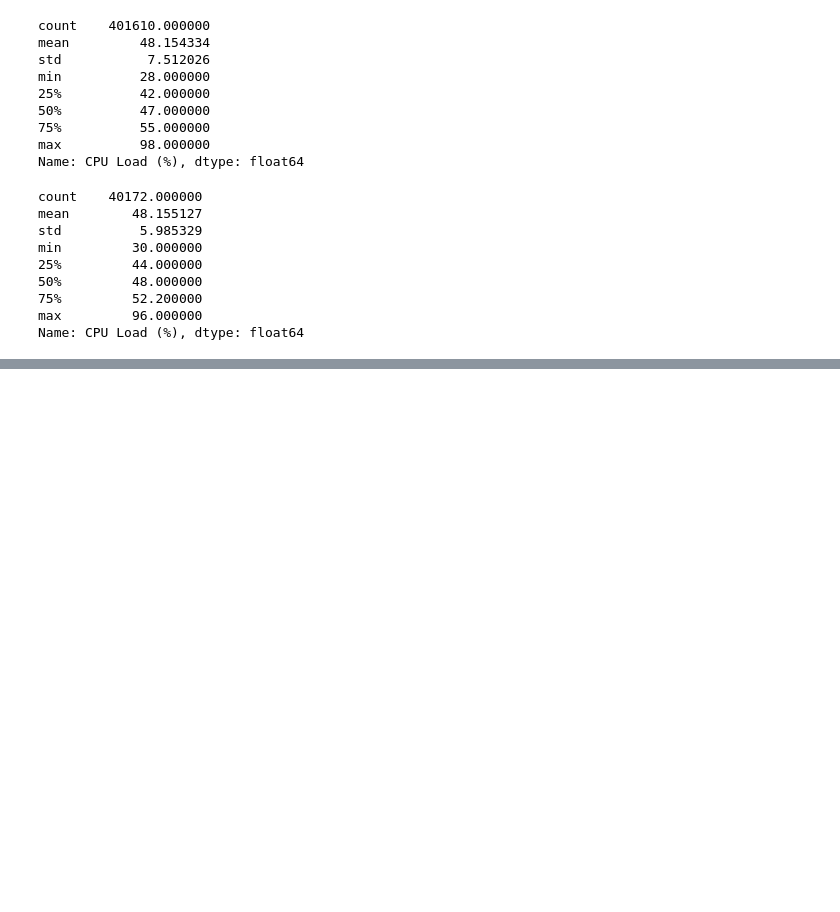
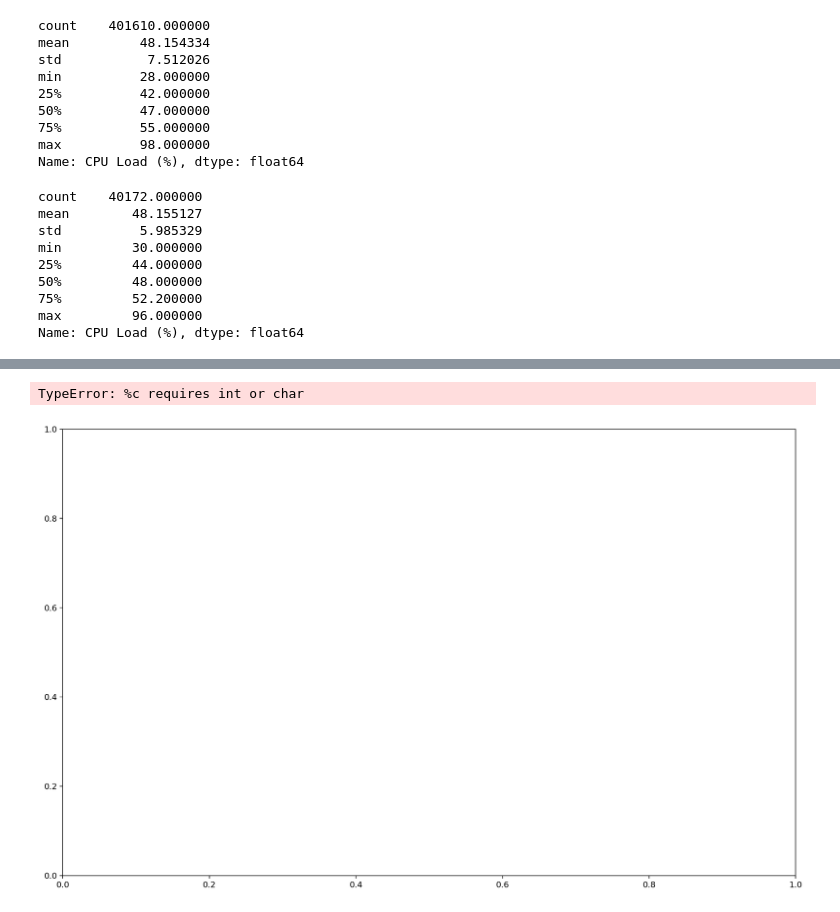
Before and after one commit to UNCG-CSE/Volvo_Truck_Analytics, a Jupyter notebook: src/Truck 1 Analysis.ipynb, the cells around one changed output, grey strips where cells are left out. Saved outputs shown, nothing was run; the diff lists cells and outputs as text; code cells hidden in the pictures; blank space fills up the shorter version.

```diff
--- a/src/Truck 1 Analysis.ipynb
+++ b/src/Truck 1 Analysis.ipynb
@@ -235,3 +261,31 @@ dtype: float64
+# %%
+i=date3day
+daybyminutes = i.resample('S').mean()
+columns = list(daybyminutes.columns)
+thedate = (i.index[1].date().strftime('%m-%d-%Y'))
+
+# Draw Plot
+plt.figure(figsize=(16,10), dpi= 180)
+plt.plot(daybyminutes.index, ("CPU Load (%)", "Speed (km/hr)"), data=daybyminutes, color='tab:red')
+
+# Decoration
+plt.ylim(0, 100)
+xtick_location = daybyminutes.index.tolist()[::3600]
+xtick_labels = daybyminutes.index.tolist()[::3600]
+plt.xticks(ticks=xtick_location,labels=xtick_labels, rotation=90, fontsize=12, horizontalalignment='center', alpha=.7)
+plt.yticks(fontsize=12, alpha=.7)
+plt.title("CPU Load (%)", fontsize=22)
+plt.grid(axis='both', alpha=.3)
+
+# Remove borders
+plt.gca().spines["top"].set_alpha(0.0)
+plt.gca().spines["bottom"].set_alpha(0.3)
+plt.gca().spines["right"].set_alpha(0.0)
+plt.gca().spines["left"].set_alpha(0.3)
+plt.show()
+# %% [output]
+TypeError: %c requires int or char
+[figure, added]
 # %%
 pd.DataFrame(CPU3day).hist(range=(0,100),bins=48)
 # %% [output]
```
Also changed, not shown: parts of 22 cells of this notebook.
